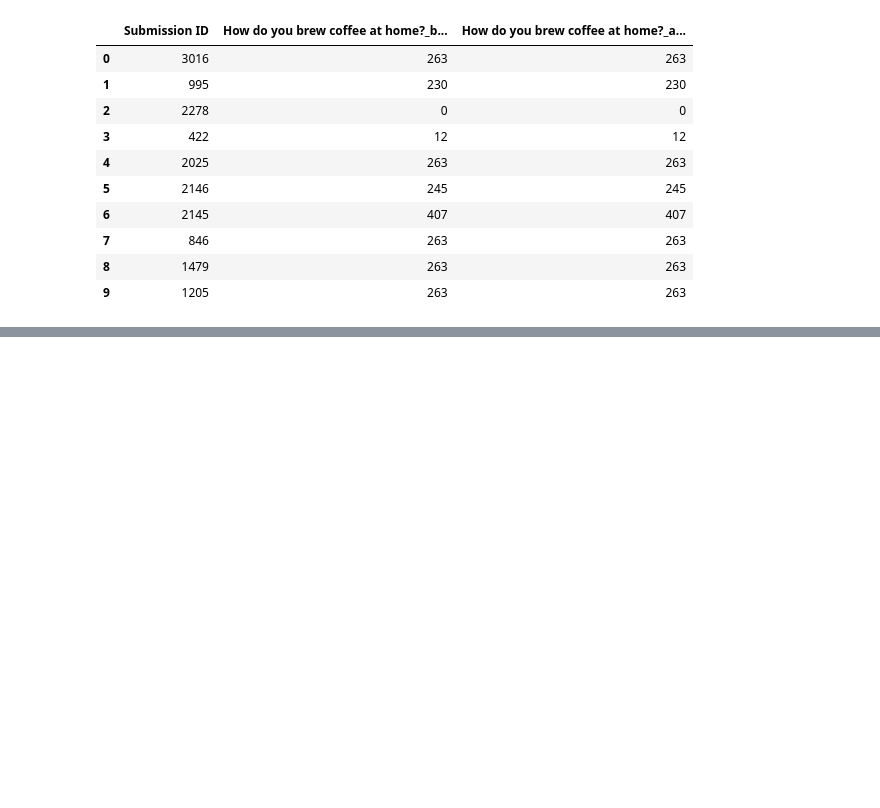
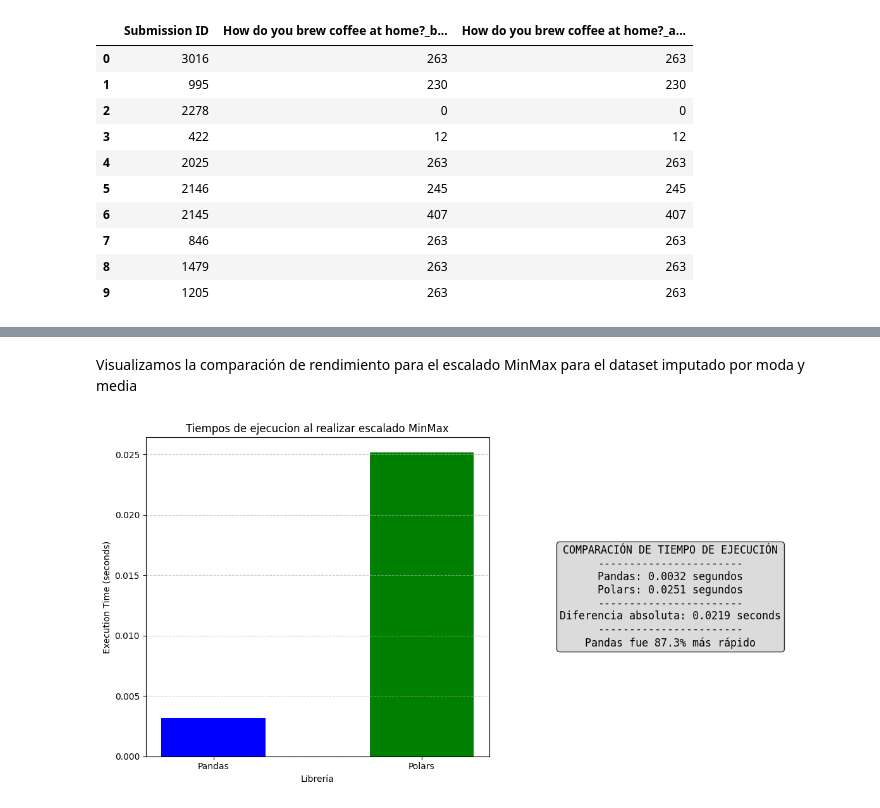
Before and after one commit to gabrielbr19/curso-ml, a Jupyter notebook: tarea1/tarea1_aprendizaje_automatico.ipynb, the cells around one changed output, grey strips where cells are left out. Saved outputs shown, nothing was run; the diff lists cells and outputs as text; code cells hidden in the pictures; blank space fills up the shorter version.

```diff
--- a/tarea1/tarea1_aprendizaje_automatico.ipynb
+++ b/tarea1/tarea1_aprendizaje_automatico.ipynb
@@ -699,0 +949,12 @@ categories_difference_brew_coffee.head(10)
+# %%
+elapsed_time = 0.0
+for i in range(100):
+    start_time = time.time()
+
+    scale_by_min_max_scaler(pandas_mean_mode_imputation)
+
+    end_time = time.time()
+    elapsed_time += end_time - start_time
+
+pandas_min_max_scaler_time = elapsed_time / 100
+print("Tiempo de ejecución: ", pandas_min_max_scaler_time, " segundos")
@@ -699,0 +1003,12 @@ categories_difference_brew_coffee.head(10)
+# %%
+elapsed_time = 0.0
+for i in range(100):
+    start_time = time.time()
+
+    polars_scale_by_min_max_scaler(polars_mean_mode_imputation)
+
+    end_time = time.time()
+    elapsed_time += end_time - start_time
+
+polars_min_max_scaler_time = elapsed_time / 100
+print("Tiempo de ejecución: ", polars_min_max_scaler_time, " segundos")
@@ -699,0 +1161,6 @@ categories_difference_brew_coffee.head(10)
+# %% [markdown]
+Visualizamos la comparación de rendimiento para el escalado MinMax para el dataset imputado por moda y media
+# %%
+compare_execution_time_graph(pandas_min_max_scaler_time, polars_min_max_scaler_time, "Tiempos de ejecucion al realizar escalado MinMax")
+# %% [output]
+[figure, added]
```
Also changed, not shown: parts of 55 cells of this notebook.
